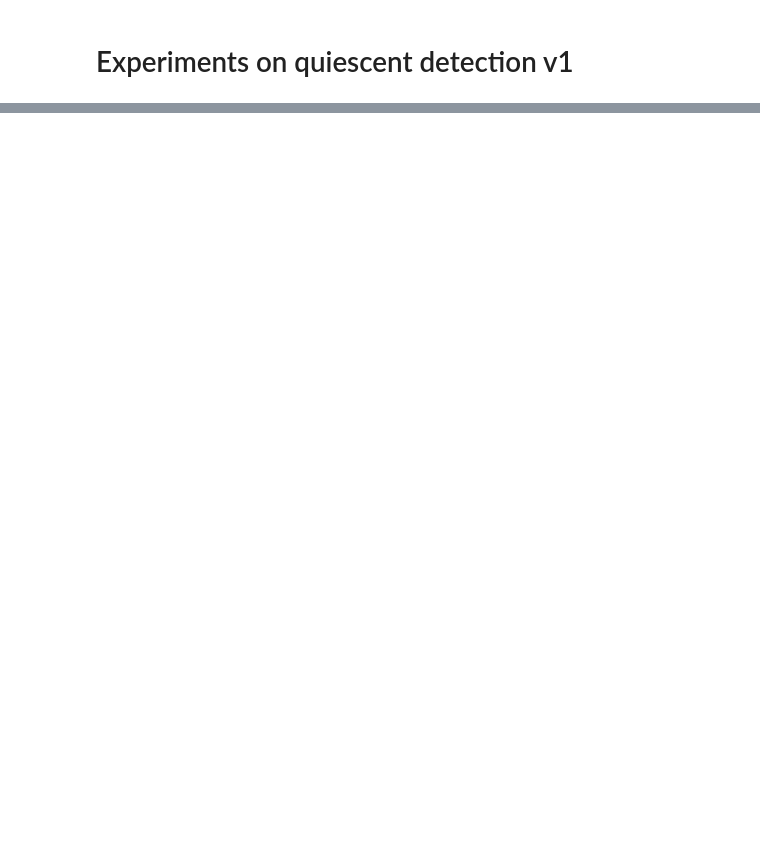
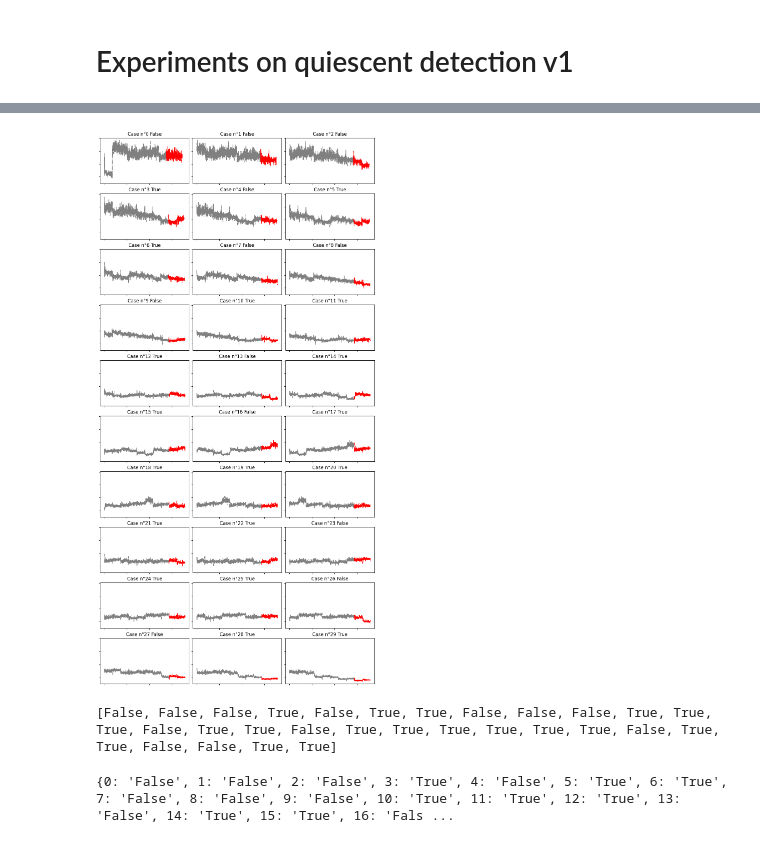
Before and after one commit to jacquetpi/scroogevm, a Jupyter notebook: scroogevm_lstm_analysis.ipynb, the cells around one changed output, grey strips where cells are left out. Drawn from its saved outputs; the diff is of its cells as text; code cells hidden in the pictures; blank space fills up the shorter version.

Commit message:
complete lstm notebook

```diff
--- a/scroogevm_lstm_analysis.ipynb
+++ b/scroogevm_lstm_analysis.ipynb
@@ -195,10 +184,0 @@ for ax, index in zip(axs.flat, list(range(1, number_of_val+1,1))):
-# %%
-from model.stability_assesser.stabilityassesseraveragethreshold import StabilityAssesserAverageThreshold
-from model.stability_assesser.stabilityassesserpercentilethreshold import StabilityAssesserPercentileThreshold
-from model.stability_assesser.stabilityassesserpvalue import StabilityAssesserPValue
-from model.stability_assesser.stabilityassesserlstm import StabilityAssesserLstm
-
-assesser_avg  = StabilityAssesserAverageThreshold()
-assesser_per  = StabilityAssesserPercentileThreshold()
-assesser_pval = StabilityAssesserPValue()
-assesser_lstm = StabilityAssesserLstm()
@@ -309,0 +187,11 @@ while True:
+# %%
+traces_to_load = ['dump-decrease/dump-lstm.csv'] # 'dump-increase/dump-lstm.csv']
+frames = list()
+for trace_path in traces_to_load:
+    frame = pd.read_csv(trace_path, index_col=False, delimiter='\t')
+    frames.append(frame.loc[frame['metric'] == 'cpu_usage'])
+
+traces_loaded = pd.concat(frames)
+traces_loaded['realdata_uncompressed'] = traces_loaded['realdata'].apply(lambda row : unhex_str(row))
+traces_loaded['predictold_uncompressed'] = traces_loaded['predictold'].apply(lambda row : unhex_str(row))
+traces_loaded['predictnew_uncompressed'] = traces_loaded['predictnew'].apply(lambda row : unhex_str(row))
@@ -309,0 +207,29 @@ while True:
+# %%
+fig, axs = plt.subplots(10, 3, figsize=(10, 20), layout='constrained', sharex=True, sharey=True)
+groundtruth_stable = list()
+
+for ax, index in zip(axs.flat, range(len(traces_loaded))):
+    if index>30: break
+
+    old_data_plot, new_data_plot = separate_old_new_data(traces_loaded.iloc[index])
+    old_data_raw = json.loads(bytes.fromhex(traces_loaded.iloc[index]['inputold']).decode('utf-8'))
+    old_data_val = list()
+    for x in old_data_raw: old_data_val.extend( x[list(x.keys())[1]] )
+
+    new_data_raw = json.loads(bytes.fromhex(traces_loaded.iloc[index]['inputnew']).decode('utf-8'))
+    new_data_val = new_data_raw[list(new_data_raw.keys())[1]]
+
+    assessing = assesser_lstm.assess(old_data_raw=old_data_raw, new_data_raw=new_data_raw, threshold=0.01, max_config=256)
+    groundtruth_stable.append(assessing)
+
+    ax.plot(old_data_plot, color='grey',  linestyle='-.')
+    ax.plot(new_data_plot, color='red',  linestyle='-.')
+    ax.set_title('Case n°' + str(index) + ' ' + str(assessing))
+    ax.set_yticklabels([])
+    ax.set_xticklabels([])
+# %% [output]
+[figure, added]
+# %%
+print(groundtruth_stable)
+# %% [output]
+[False, False, False, True, False, True, True, False, False, False, True, True, True, False, True, True, False, True, True, True, True, True, True, False, True, True, False, False, True, True]
@@ -309,0 +246,7 @@ while True:
+# %%
+groundtruth_dict = dict()
+for i in range(len(groundtruth_stable)):
+    groundtruth_dict[i] = str(groundtruth_stable[i])
+print(groundtruth_dict)
+# %% [output]
+{0: 'False', 1: 'False', 2: 'False', 3: 'True', 4: 'False', 5: 'True', 6: 'True', 7: 'False', 8: 'False', 9: 'False', 10: 'True', 11: 'True', 12: 'True', 13: 'False', 14: 'True', 15: 'True', 16: 'Fals ...
```
Also changed, not shown: parts of 22 cells of this notebook, 5 other files.
